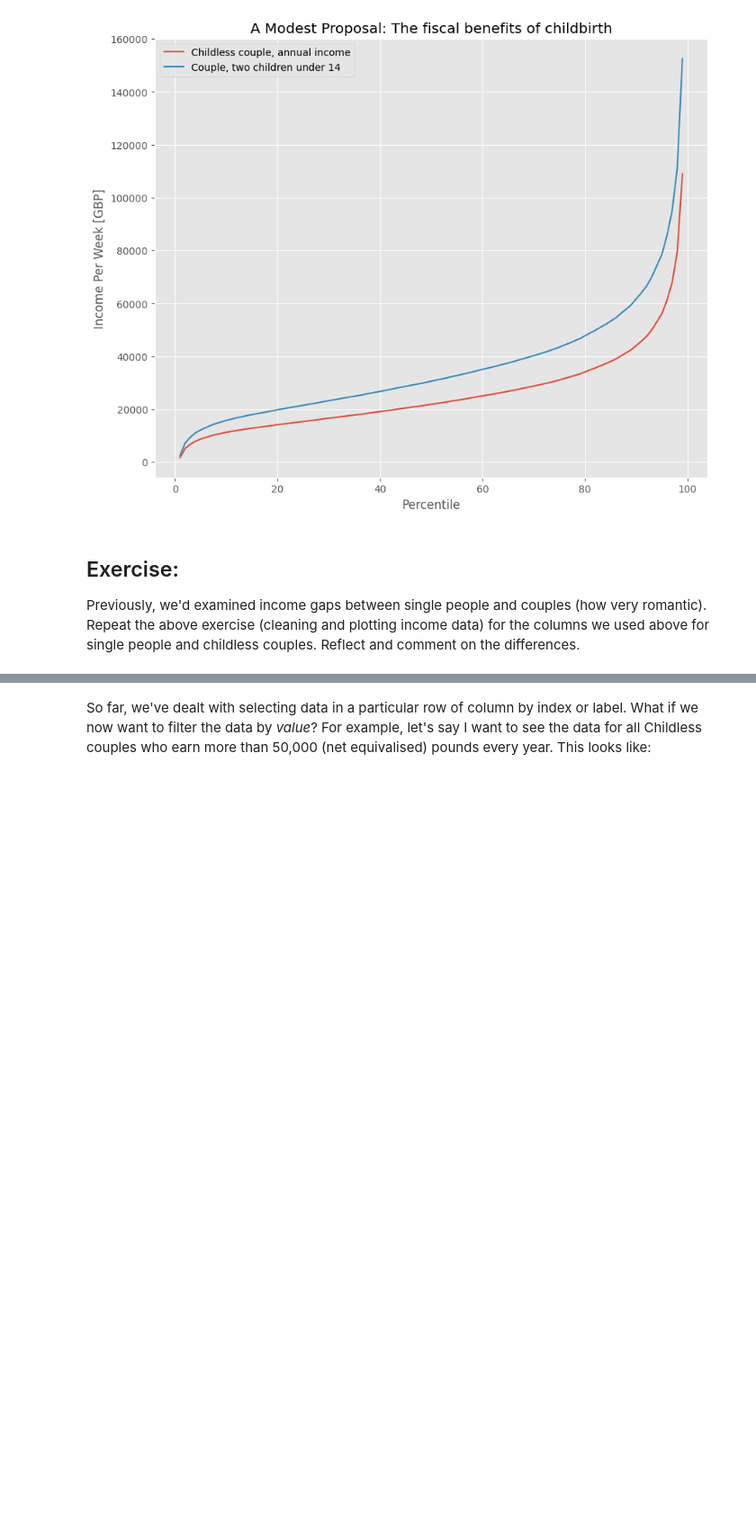
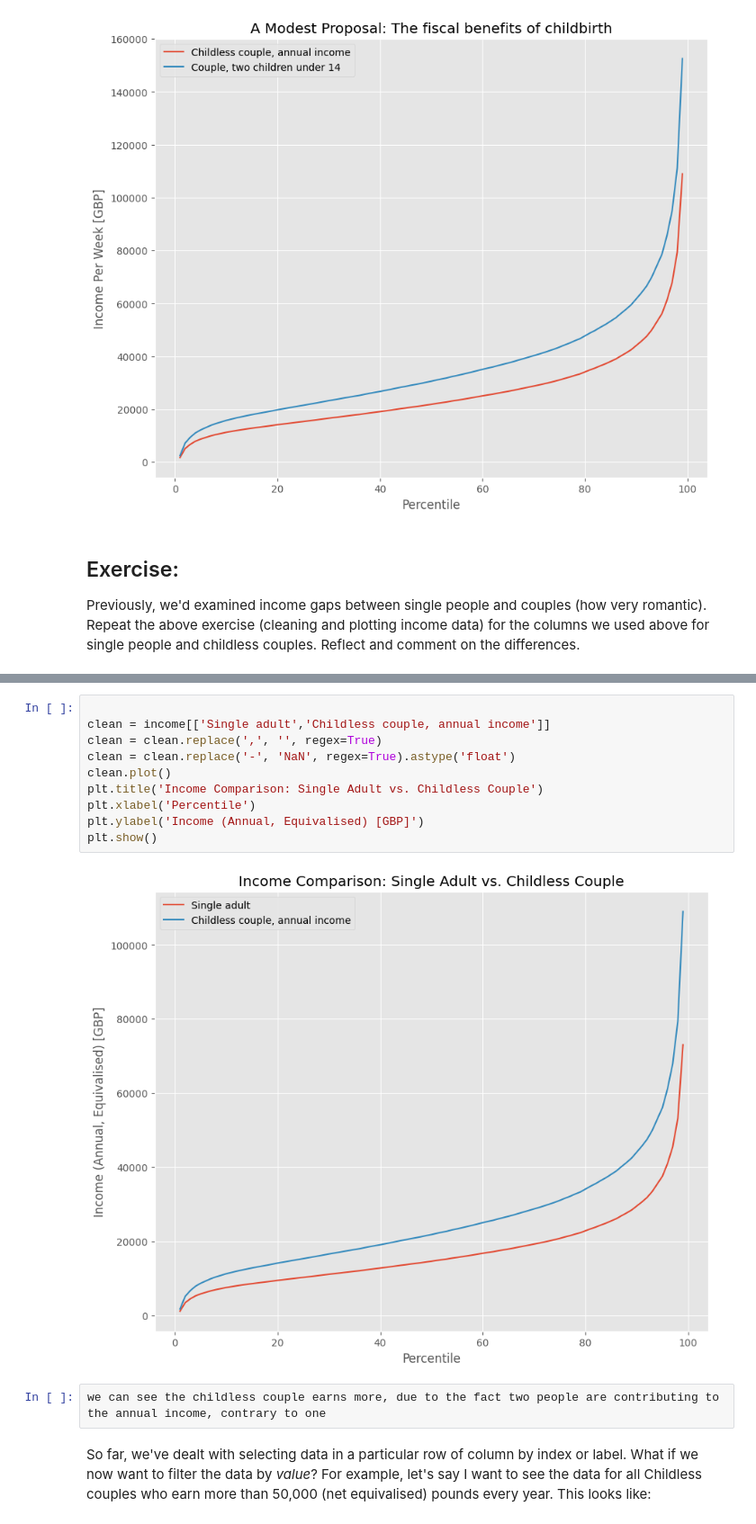
Before and after one commit to dase3131/QM2, a Jupyter notebook: notebooks/W02. Pandas.ipynb, the cells around one changed output, grey strips where cells are left out. Shown at 90% size. Drawn from its saved outputs; the diff is of its cells as text; blank space fills up the shorter version.

```diff
--- a/notebooks/W02. Pandas.ipynb
+++ b/notebooks/W02. Pandas.ipynb
@@ -316,3 +310,17 @@ SyntaxError: invalid syntax (<ipython-input-20-37a0b7dec32c>, line 1)
+# %%
+
+clean = income[['Single adult','Childless couple, annual income']]
+clean = clean.replace(',', '', regex=True)
+clean = clean.replace('-', 'NaN', regex=True).astype('float')
+clean.plot()
+plt.title('Income Comparison: Single Adult vs. Childless Couple')
+plt.xlabel('Percentile')
+plt.ylabel('Income (Annual, Equivalised) [GBP]')
+plt.show()
+# %% [output]
+[figure, added]
+# %%
+we can see the childless couple earns more, due to the fact two people are contributing to the annual income, contrary to one
 # %% [markdown]
 So far, we've dealt with selecting data in a particular row of column by index or label. What if we now want to filter the data by *value*? For example, let's say I want to see the data for all Childless couples who earn more than 50,000 (net equivalised) pounds every year. This looks like:
 # %%
```
Also changed, not shown: parts of 12 cells of this notebook.
